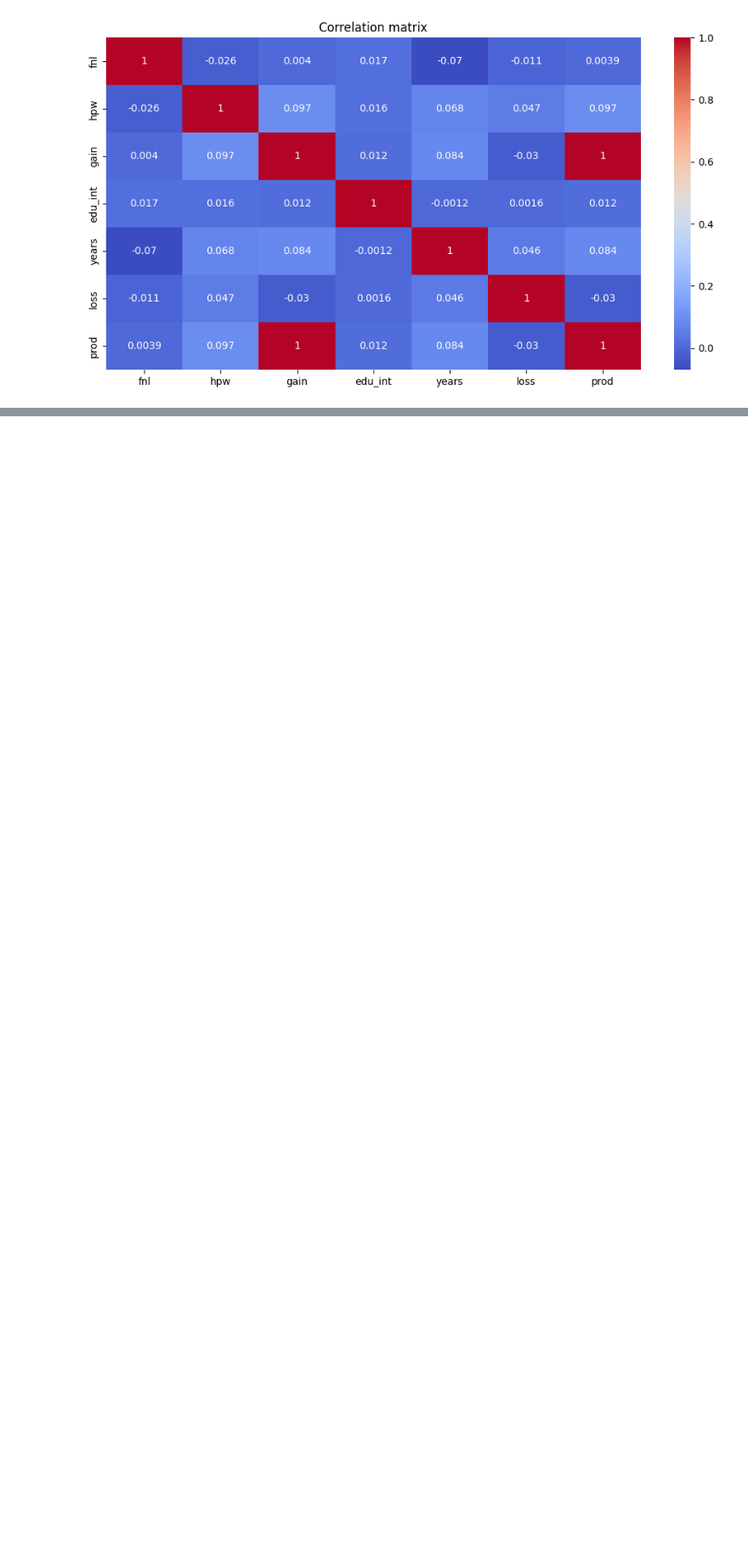
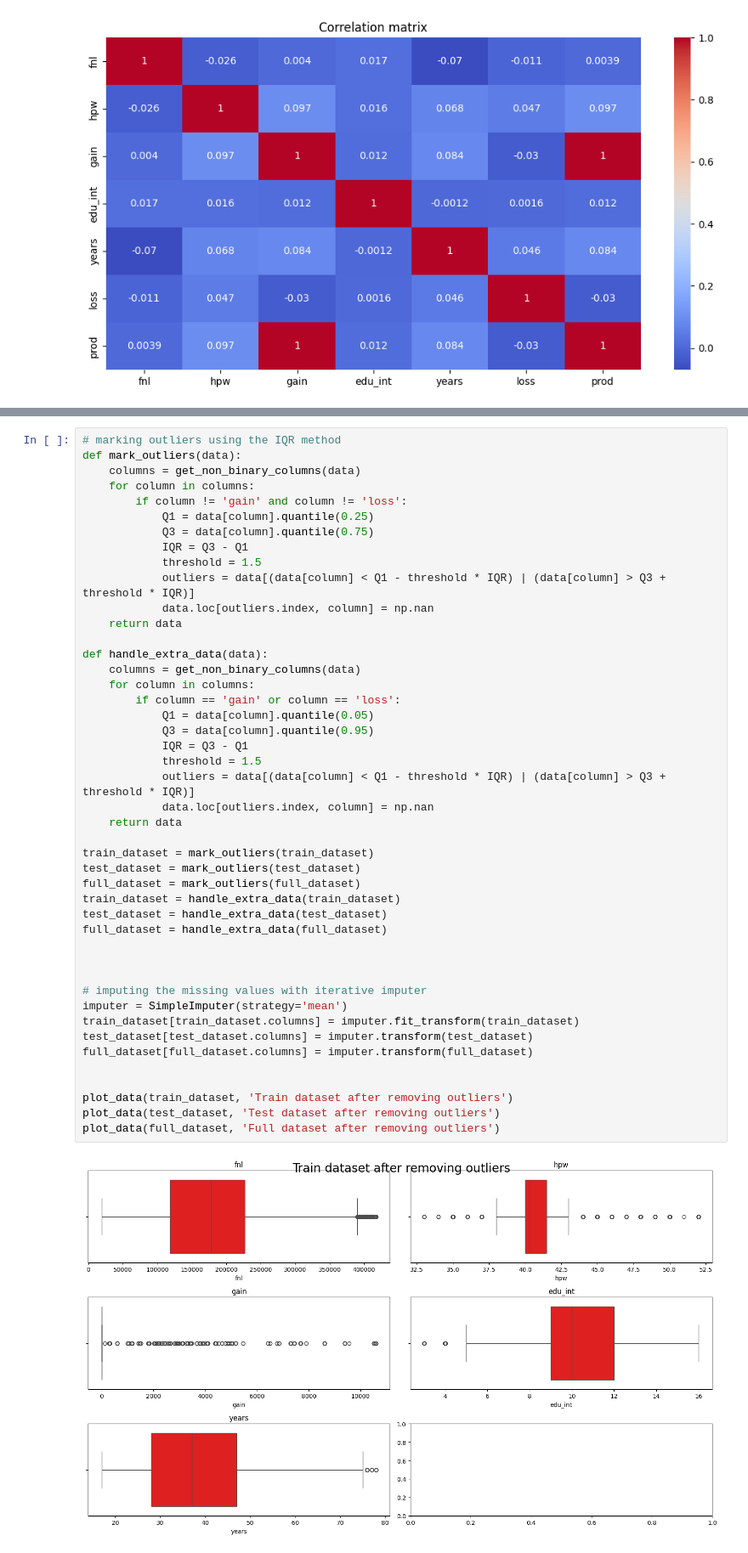
Before and after one commit to mateidumitrescu/tema2_IA, a Jupyter notebook: salary.ipynb, the cells around one changed output, grey strips where cells are left out. Shown at 85% size. Saved outputs shown, nothing was run; the diff lists cells and outputs as text; blank space fills up the shorter version.

```diff
--- a/salary.ipynb
+++ b/salary.ipynb
@@ -409,0 +580,47 @@ plt.show()
+# %%
+# marking outliers using the IQR method
+def mark_outliers(data):
+    columns = get_non_binary_columns(data)
+    for column in columns:
+        if column != 'gain' and column != 'loss':
+            Q1 = data[column].quantile(0.25)
+            Q3 = data[column].quantile(0.75)
+            IQR = Q3 - Q1
+            threshold = 1.5
+            outliers = data[(data[column] < Q1 - threshold * IQR) | (data[column] > Q3 + threshold * IQR)]
+            data.loc[outliers.index, column] = np.nan
+    return data
+
+def handle_extra_data(data):
+    columns = get_non_binary_columns(data)
+    for column in columns:
+        if column == 'gain' or column == 'loss':
+            Q1 = data[column].quantile(0.05)
+            Q3 = data[column].quantile(0.95)
+            IQR = Q3 - Q1
+            threshold = 1.5
+            outliers = data[(data[column] < Q1 - threshold * IQR) | (data[column] > Q3 + threshold * IQR)]
+            data.loc[outliers.index, column] = np.nan
+    return data
+
+train_dataset = mark_outliers(train_dataset)
+test_dataset = mark_outliers(test_dataset)
+full_dataset = mark_outliers(full_dataset)
+train_dataset = handle_extra_data(train_dataset)
+test_dataset = handle_extra_data(test_dataset)
+full_dataset = handle_extra_data(full_dataset)
+
+
+
+# imputing the missing values with iterative imputer
+imputer = SimpleImputer(strategy='mean')
+train_dataset[train_dataset.columns] = imputer.fit_transform(train_dataset)
+test_dataset[test_dataset.columns] = imputer.transform(test_dataset)
+full_dataset[full_dataset.columns] = imputer.transform(full_dataset)
+
+
+plot_data(train_dataset, 'Train dataset after removing outliers')
+plot_data(test_dataset, 'Test dataset after removing outliers')
+plot_data(full_dataset, 'Full dataset after removing outliers')
+# %% [output]
+[figure, added]
```
Also changed, not shown: parts of 14 cells of this notebook.
